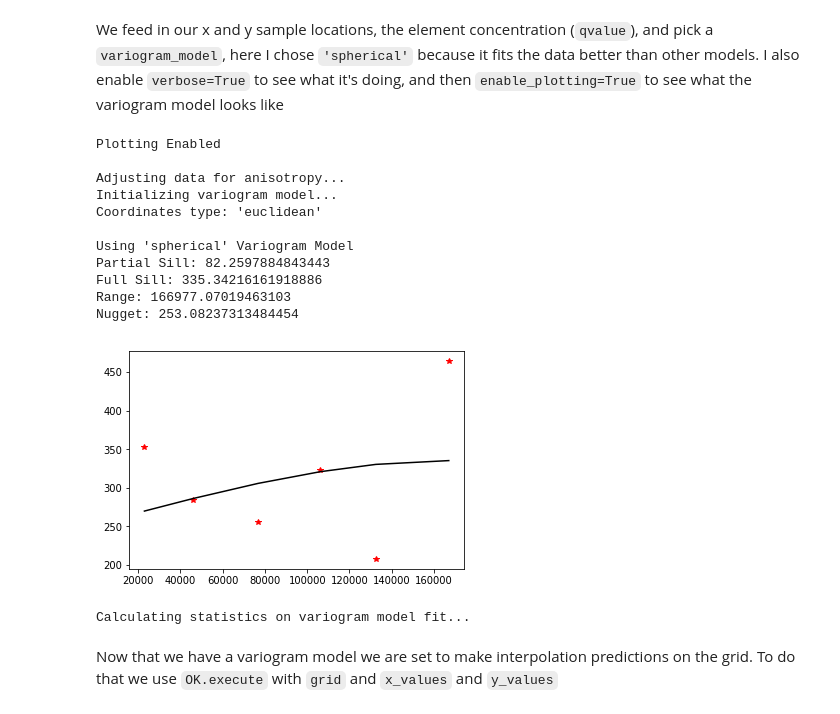
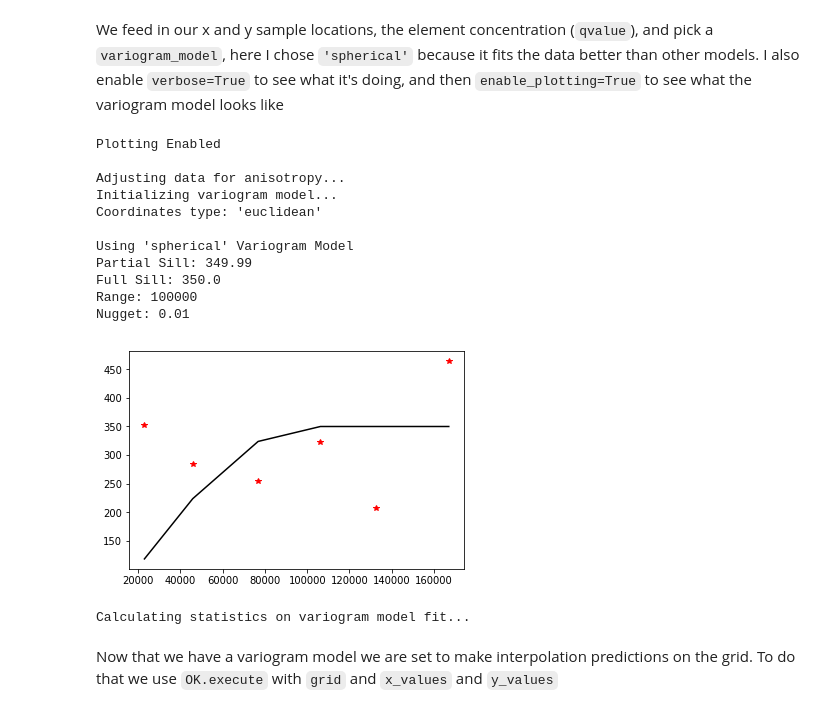
Before and after one commit to jessepisel/5minutesofpython, a Jupyter notebook: Interpolations/PyKrige Interpolation.ipynb, the cells around one changed output. Cells and saved outputs as stored; diff of their text form; code cells hidden in the pictures.

```diff
--- a/Interpolations/PyKrige Interpolation.ipynb
+++ b/Interpolations/PyKrige Interpolation.ipynb
@@ -35,25 +35,26 @@ We feed in our x and y sample locations, the element concentration (`qvalue`), a
 # %%
 OK = OrdinaryKriging(
     data.geometry.x,
     data.geometry.y,
     data.qvalue,
     variogram_model="spherical",
+    variogram_parameters= {'sill': 350, 'range': 100000, 'nugget': 0.01},
     verbose=True,
     enable_plotting=True,
 )
 # %% [output]
 Plotting Enabled
 
 Adjusting data for anisotropy...
 Initializing variogram model...
 Coordinates type: 'euclidean'
 
 Using 'spherical' Variogram Model
-Partial Sill: 82.2597884843443
-Full Sill: 335.34216161918886
-Range: 166977.07019463103
-Nugget: 253.08237313484454
+Partial Sill: 349.99
+Full Sill: 350.0
+Range: 100000
+Nugget: 0.01
-[figure, old version]
+[figure, new version]
 Calculating statistics on variogram model fit...
 # %% [markdown]
 Now that we have a variogram model we are set to make interpolation predictions on the grid. To do that we use `OK.execute` with `grid` and `x_values` and `y_values`
```
Also changed, not shown: parts of 2 cells of this notebook.
